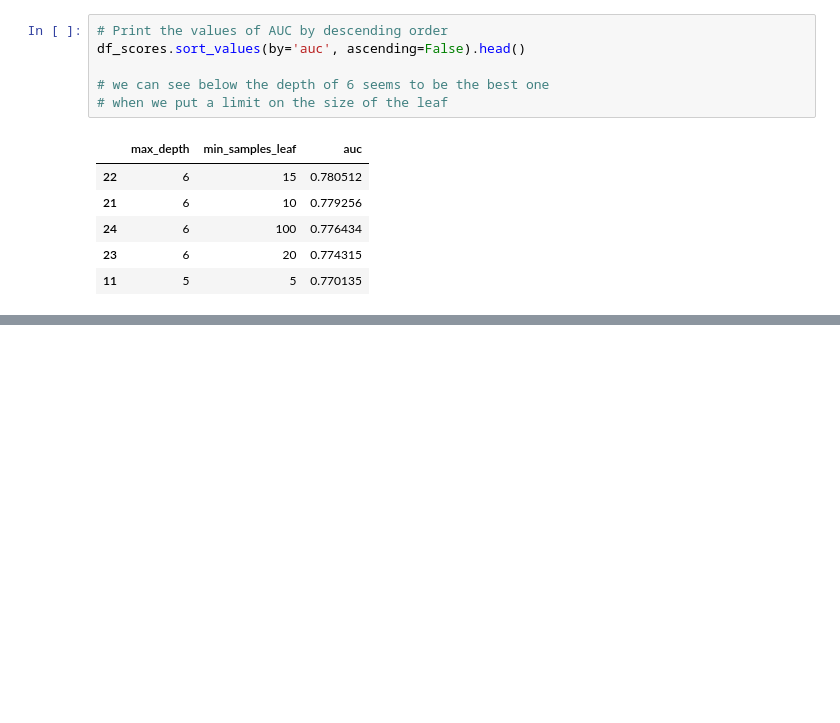
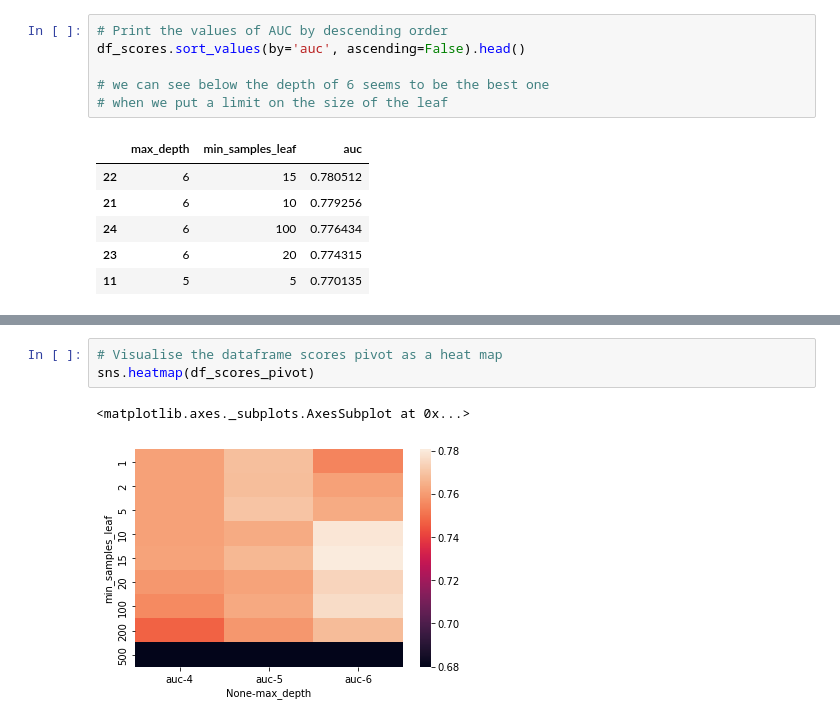
Before and after one commit to carlos-alves-one/ML-Zoomcamp-Week-6, a Jupyter notebook: ML_Zoomcamp_Week_6.ipynb, the cells around one changed output, grey strips where cells are left out. Cells and saved outputs as stored; diff of their text form; blank space fills up the shorter version.

```diff
--- a/ML_Zoomcamp_Week_6.ipynb
+++ b/ML_Zoomcamp_Week_6.ipynb
@@ -1093,0 +1094,6 @@ df_scores_pivot
+# %%
+# Visualise the dataframe scores pivot as a heat map
+sns.heatmap(df_scores_pivot)
+# %% [output]
+<matplotlib.axes._subplots.AxesSubplot at 0x...>
+[figure, added]
```
Also changed, not shown: parts of 1 cell of this notebook.
